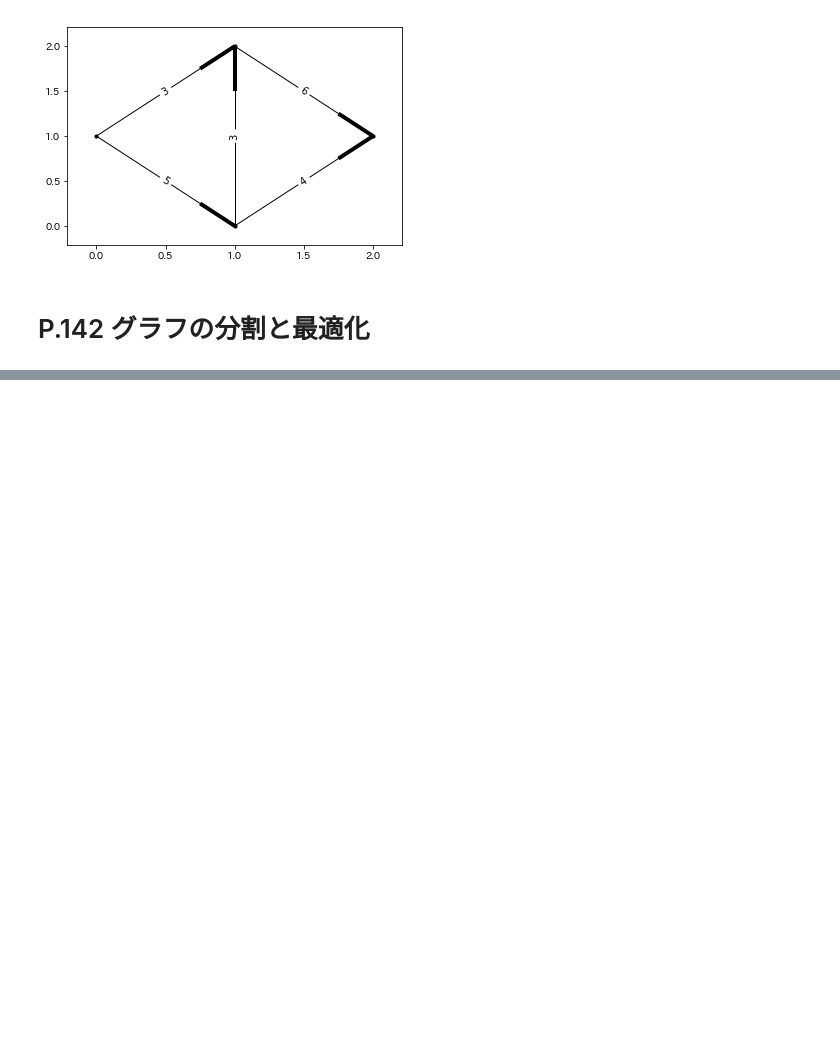
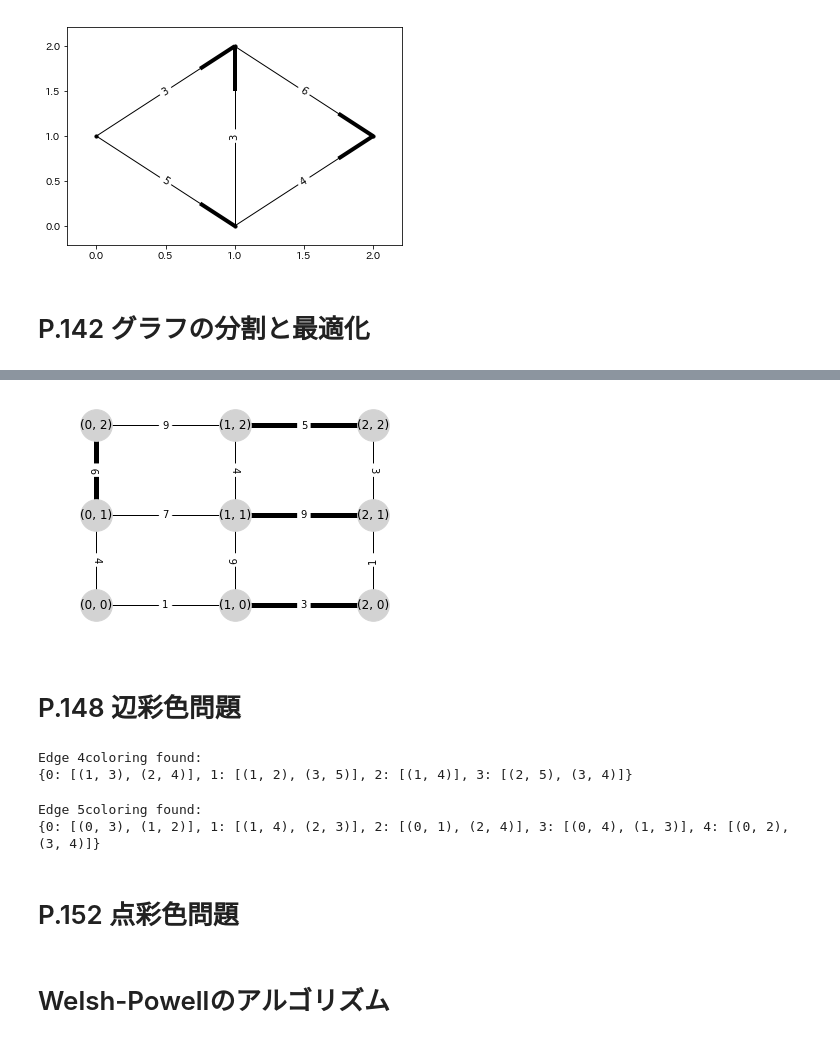
Before and after one commit to tetra00/python_numerical_optimization, a Jupyter notebook: Section4_GraphOptimiztion.ipynb, the cells around one changed output, grey strips where cells are left out. Cells and saved outputs as stored; diff of their text form; code cells hidden in the pictures; blank space fills up the shorter version.

```diff
--- a/Section4_GraphOptimiztion.ipynb
+++ b/Section4_GraphOptimiztion.ipynb
@@ -581,0 +603,14 @@ nx.draw_networkx_edge_labels(G, pos=pos, edge_labels = edge_labels, width=5)
+# %%
+# 辞書形式で出力されるので、リストへの変換が必要
+MW_dict = nx.max_weight_matching(G)
+MW = [(u,MW_dict[u]) for u in MW_dict.keys()]
+
+nx.draw_networkx(G, pos=p, node_color='lightgrey', node_size=1000)
+nx.draw_networkx_edges(G, pos=p, edgelist=MW, node_color='lightgrey', width=5)
+nx.draw_networkx_edge_labels(G, pos=p, edge_labels=elbs)
+plt.axis('off')
+plt.show()
+# %% [output]
+[figure, added]
+# %% [markdown]
+# P.148 辺彩色問題
@@ -581,0 +664,18 @@ nx.draw_networkx_edge_labels(G, pos=pos, edge_labels = edge_labels, width=5)
+# %%
+G = nx.Graph()
+elist = [(1,2),(3,1),(1,4),(4,2),(2,5),(4,3),(3,5)]
+G.add_edges_from(elist)
+edge_coloring(G)
+# %% [output]
+Edge 4coloring found:
+{0: [(1, 3), (2, 4)], 1: [(1, 2), (3, 5)], 2: [(1, 4)], 3: [(2, 5), (3, 4)]}
+# %%
+K5 = nx.complete_graph(5)
+edge_coloring(K5)
+# %% [output]
+Edge 5coloring found:
+{0: [(0, 3), (1, 2)], 1: [(1, 4), (2, 3)], 2: [(0, 1), (2, 4)], 3: [(0, 4), (1, 3)], 4: [(0, 2), (3, 4)]}
+# %% [markdown]
+# P.152 点彩色問題
+# %% [markdown]
+# Welsh-Powellのアルゴリズム
```
Also changed, not shown: parts of 9 cells of this notebook, 1 other file.
